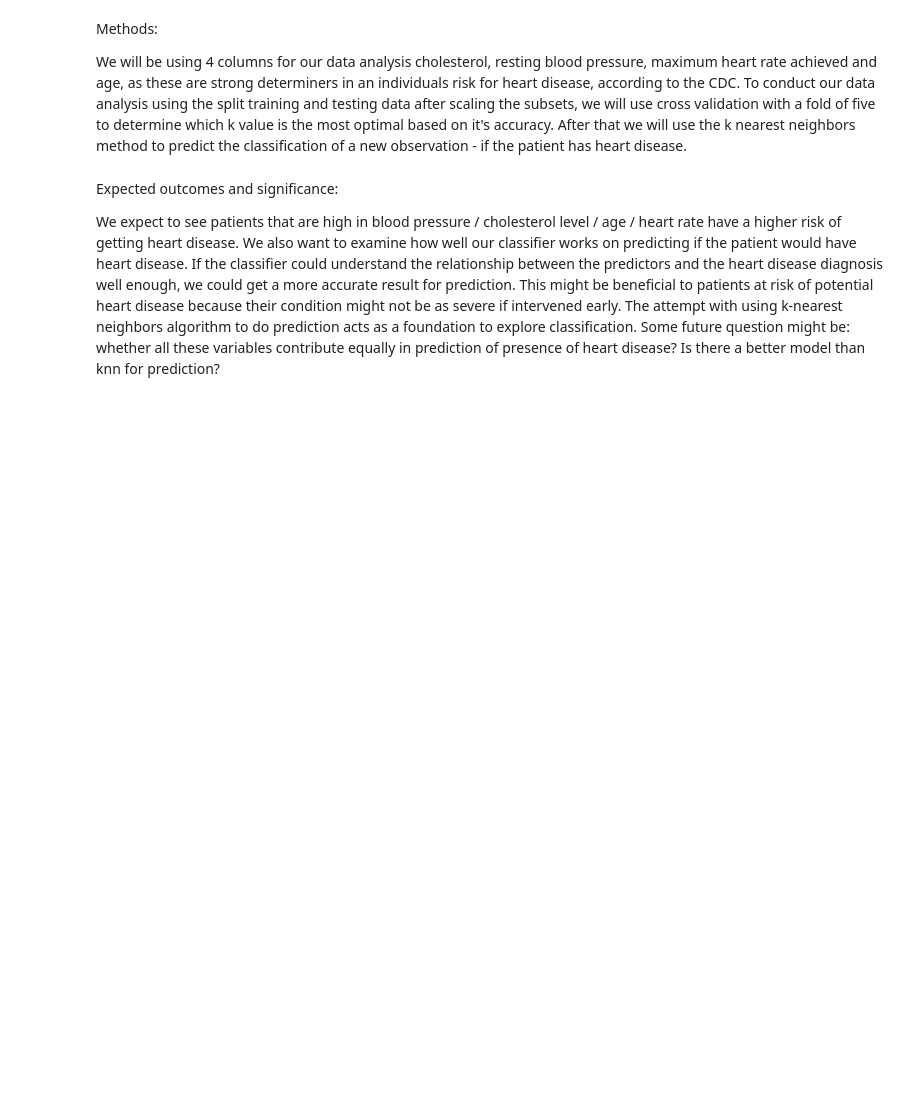
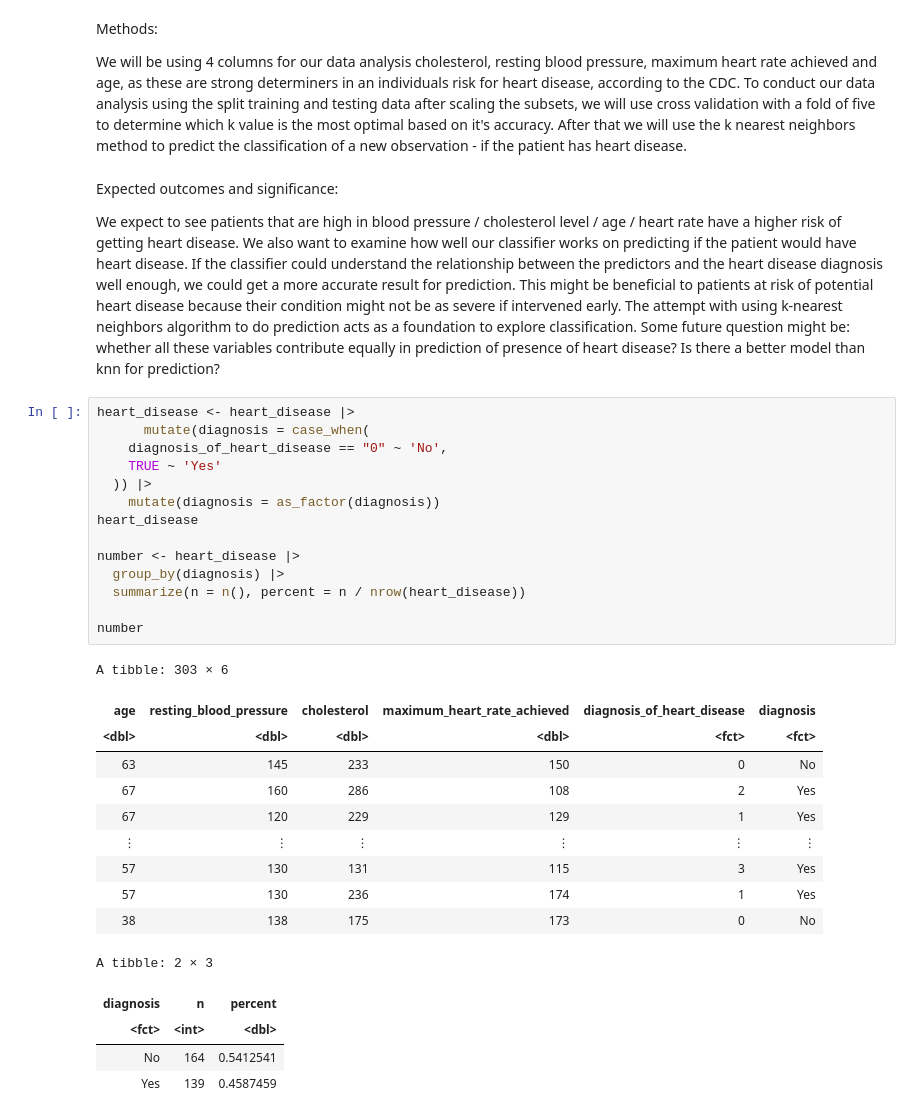
Before and after one commit to GloriaYi/dsci-100-2023w1-group41, a Jupyter notebook: Report.ipynb, the cells around one changed output. Cells and saved outputs as stored; diff of their text form; blank space fills up the shorter version.

```diff
--- a/Report.ipynb
+++ b/Report.ipynb
@@ -216,3 +222,33 @@ We will be using 4 columns for our data analysis cholesterol, resting blood pres
 Expected outcomes and significance:
 
 We expect to see patients that are high in blood pressure / cholesterol level / age / heart rate have a higher risk of getting heart disease. We also want to examine how well our classifier works on predicting if the patient would have heart disease. If the classifier could understand the relationship between the predictors and the heart disease diagnosis well enough, we could get a more accurate result for prediction. This might be beneficial to patients at risk of potential heart disease because their condition might not be as severe if intervened early. The attempt with using k-nearest neighbors algorithm to do prediction acts as a foundation to explore classification. Some future question might be: whether all these variables contribute equally in prediction of presence of heart disease? Is there a better model than knn for prediction?
+# %%
+heart_disease <- heart_disease |>
+      mutate(diagnosis = case_when(
+    diagnosis_of_heart_disease == "0" ~ 'No',
+    TRUE ~ 'Yes'
+  )) |>
+    mutate(diagnosis = as_factor(diagnosis))
+heart_disease
+
+number <- heart_disease |>
+  group_by(diagnosis) |>
+  summarize(n = n(), percent = n / nrow(heart_disease))
+
+number
+# %% [output]
+A tibble: 303 × 6
+| age | resting_blood_pressure | cholesterol | maximum_heart_rate_achieved | diagnosis_of_heart_disease | diagnosis |
+| <dbl> | <dbl> | <dbl> | <dbl> | <fct> | <fct> |
+| 63 | 145 | 233 | 150 | 0 | No |
+| 67 | 160 | 286 | 108 | 2 | Yes |
+| 67 | 120 | 229 | 129 | 1 | Yes |
+| ⋮ | ⋮ | ⋮ | ⋮ | ⋮ | ⋮ |
+| 57 | 130 | 131 | 115 | 3 | Yes |
+| 57 | 130 | 236 | 174 | 1 | Yes |
+| 38 | 138 | 175 | 173 | 0 | No |
+A tibble: 2 × 3
+| diagnosis | n | percent |
+| <fct> | <int> | <dbl> |
+| No | 164 | 0.5412541 |
+| Yes | 139 | 0.4587459 |
```
Also changed, not shown: parts of 11 cells of this notebook.
